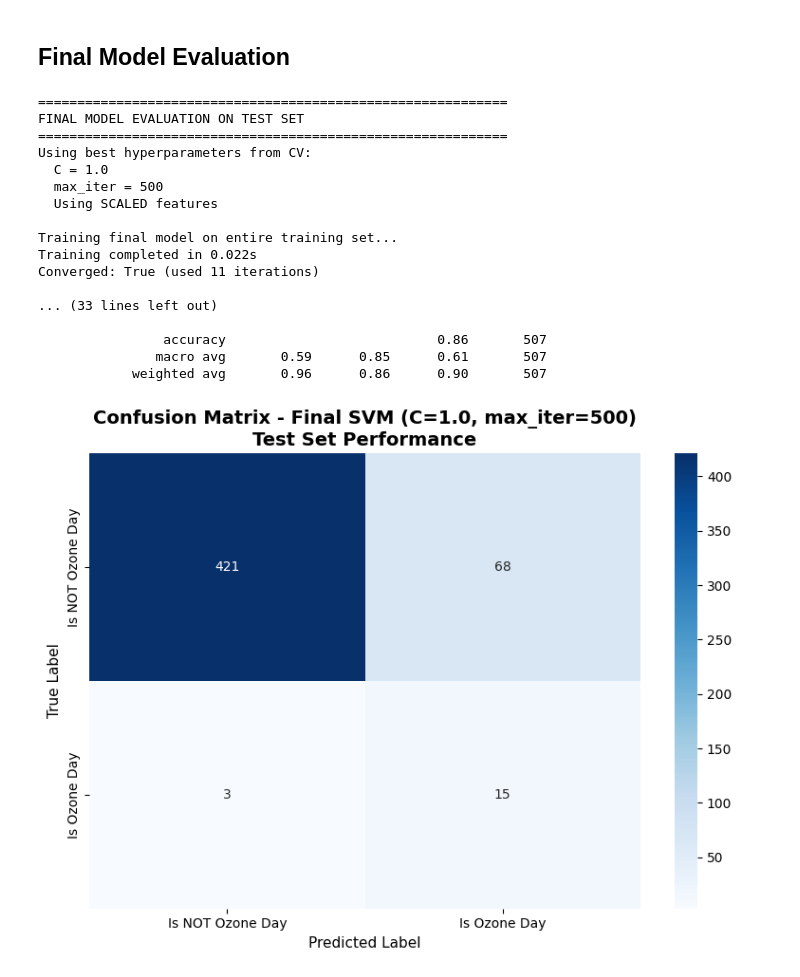
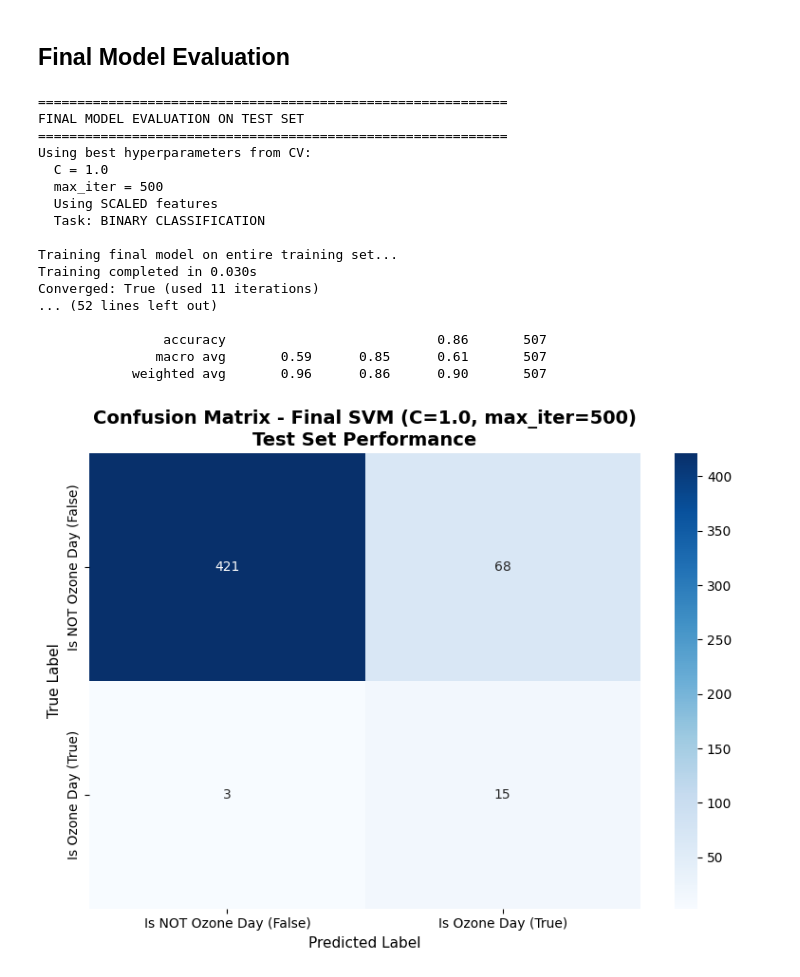
Before and after one commit to tomashobza/tuw_ml_seattle_crime, a Jupyter notebook: svm_ozone/svm_ozone.ipynb, the cells around one changed output. Cells and saved outputs as stored; diff of their text form; code cells hidden in the pictures.

```diff
--- a/svm_ozone/svm_ozone.ipynb
+++ b/svm_ozone/svm_ozone.ipynb
@@ -639,6 +639,7 @@ print(f"Using best hyperparameters from CV:")
 print(f"  C = {best_C}")
 print(f"  max_iter = {best_max_iter}")
 print(f"  Using SCALED features")
+print(f"  Task: BINARY CLASSIFICATION")
 print()
 
 # Train final model with best hyperparameters on SCALED training data
@@ -646,31 +647,44 @@ final_model = LinearSVC(C=best_C, class_weight='balanced', max_iter=best_max_ite
 
 print("Training final model on entire training set...")
 start = time.time()
-final_model.fit(X_train_scaled, y_train)  # ← Using scaled data
+final_model.fit(X_train_scaled, y_train)
 final_train_time = time.time() - start
 
 print(f"Training completed in {final_train_time:.3f}s")
 print(f"Converged: {final_model.n_iter_ < best_max_iter} (used {final_model.n_iter_} iterations)")
 
-# Predictions on test set (SCALED)
+# Predictions on test set (SCALED) - measure inference time
 print("\nEvaluating on test set...")
-y_pred_final = final_model.predict(X_test_scaled)  # ← Using scaled data
+start = time.time()
+y_pred_final = final_model.predict(X_test_scaled)
+final_test_time = time.time() - start
 
-# Comprehensive metrics
+# Comprehensive metrics - BINARY CLASSIFICATION
 test_acc = accuracy_score(y_test, y_pred_final)
 test_bal_acc = balanced_accuracy_score(y_test, y_pred_final)
-test_f1 = f1_score(y_test, y_pred_final, average='weighted')
-test_precision = precision_score(y_test, y_pred_final, average='weighted')
-test_recall = recall_score(y_test, y_pred_final, average='weighted')
+test_f1 = f1_score(y_test, y_pred_final, average='binary')  # Binary F1
+test_precision = precision_score(y_test, y_pred_final, average='binary')  # Binary Precision
+test_recall = recall_score(y_test, y_pred_final, average='binary')  # Binary Recall
 
 print("\n" + "="*60)
 print("TEST SET PERFORMANCE (Unbiased Estimate)")
 print("="*60)
-print(f"  F1 Score (weighted):   {test_f1:.4f}  ← Primary Metric")
+print(f"  F1 Score (binary):     {test_f1:.4f}  ← Primary Metric")
+print(f"  Precision (binary):    {test_precision:.4f}")
+print(f"  Recall (binary):       {test_recall:.4f}")
+print(f"  Accuracy:              {test_acc:.4f}")
 print(f"  Balanced Accuracy:     {test_bal_acc:.4f}")
-print(f"  Accuracy:              {test_acc:.4f}")
-print(f"  Precision (weighted):  {test_precision:.4f}")
-print(f"  Recall (weighted):     {test_recall:.4f}")
+
+# Efficiency Metrics
+print("\n" + "="*60)
+print("MODEL EFFICIENCY METRICS")
+print("="*60)
+print(f"  Training samples:      {len(X_train_scaled):,}")
+print(f"  Test samples:          {len(X_test_scaled):,}")
+print(f"  Training time:         {final_train_time:.3f}s")
+print(f"  Test time:             {final_test_time:.3f}s")
+print(f"  Test time per sample:  {final_test_time/len(X_test_scaled)*1000:.4f}ms")
+print(f"  Throughput (test):     {len(X_test_scaled)/final_test_time:.0f} samples/s")
 
 # Compare CV training performance vs test performance
 print("\n" + "="*60)
@@ -695,13 +709,13 @@ print(f"  Difference:     {abs(cv_best_bal_acc - test_bal_acc):.4f}")
 f1_diff = abs(cv_best_f1 - test_f1)
 bal_acc_diff = abs(cv_best_bal_acc - test_bal_acc)
 
-print(f"\nF1 (Weighted) Difference:     {f1_diff:.4f} (CV Std: {cv_best_f1_std:.4f})")
+print(f"\nF1 (Binary) Difference:       {f1_diff:.4f} (CV Std: {cv_best_f1_std:.4f})")
 print(f"Balanced Accuracy Difference: {bal_acc_diff:.4f} (CV Std: {cv_best_bal_acc_std:.4f})")
 
 if f1_diff < cv_best_f1_std:
-    print("\n✓ The F1 (weighted) score shows good generalization.")
+    print("\n✓ The F1 (binary) score shows good generalization.")
 else:
-    print("\n⚠ The F1 (weighted) score differs from the CV estimate.")
+    print("\n⚠ The F1 (binary) score differs from the CV estimate.")
 
 if bal_acc_diff < cv_best_bal_acc_std:
     print("✓ The Balanced Accuracy score shows good generalization.")
@@ -714,16 +728,15 @@ else:
 print("\n" + "="*60)
 print("DETAILED CLASSIFICATION REPORT")
 print("="*60)
-# Get class names if available, otherwise use default labels
-class_names = ['Is NOT Ozone Day (False)', 'Is Ozone Day (True)'] if len(y.unique()) == 2 else None
+class_names = ['Is NOT Ozone Day (False)', 'Is Ozone Day (True)']
 print(classification_report(y_test, y_pred_final, target_names=class_names))
 
 # Confusion Matrix
 cm = confusion_matrix(y_test, y_pred_final)
 plt.figure(figsize=(8, 6))
 sns.heatmap(cm, annot=True, fmt='d', cmap='Blues', cbar=True,
-            xticklabels=['Is NOT Ozone Day', 'Is Ozone Day'] if len(y.unique()) == 2 else None,
-            yticklabels=['Is NOT Ozone Day', 'Is Ozone Day'] if len(y.unique()) == 2 else None)
+            xticklabels=class_names,
+            yticklabels=class_names)
 plt.title(f'Confusion Matrix - Final SVM (C={best_C}, max_iter={best_max_iter})\nTest Set Performance',
           fontsize=14, fontweight='bold')
 plt.ylabel('True Label', fontsize=11)
@@ -740,43 +753,51 @@ print(f"  True Positives (TP):  {cm[1,1]:3d}")
 # Calculate per-class metrics
 tn, fp, fn, tp = cm.ravel()
 specificity = tn / (tn + fp)
-sensitivity = tp / (tp + fn)  # Same as recall for positive class
+sensitivity = tp / (tp + fn)
 
 print(f"\nAdditional Clinical Metrics:")
 print(f"  Specificity (True Negative Rate): {specificity:.4f}")
 print(f"  Sensitivity (True Positive Rate): {sensitivity:.4f}")
 print(f"  False Negative Rate:              {fn/(fn+tp):.4f}")
 print(f"  False Positive Rate:              {fp/(fp+tn):.4f}")
 
 print("\n" + "="*60)
 print("MODEL SUMMARY")
 print("="*60)
 print(f"Final Model: LinearSVC")
 print(f"Hyperparameters: C={best_C}, max_iter={best_max_iter}, class_weight='balanced'")
 print(f"Preprocessing: StandardScaler (zero mean, unit variance)")
-print(f"Test F1 Score: {test_f1:.4f}")
-print(f"Test Balanced Accuracy: {test_bal_acc:.4f}")
-print(f"Convergence: {final_model.n_iter_} iterations")
+print(f"Task: Binary Classification")
+print(f"\nPerformance:")
+print(f"  Test F1 Score (binary):  {test_f1:.4f}")
+print(f"  Test Precision (binary): {test_precision:.4f}")
+print(f"  Test Recall (binary):    {test_recall:.4f}")
+print(f"  Test Accuracy:           {test_acc:.4f}")
+print(f"\nEfficiency:")
+print(f"  Training samples:        {len(X_train_scaled):,}")
+print(f"  Training time:           {final_train_time:.3f}s")
+print(f"  Test time:               {final_test_time:.3f}s")
+print(f"  Convergence iterations:  {final_model.n_iter_}")
 print("="*60)
 # %% [output]
 ============================================================
 FINAL MODEL EVALUATION ON TEST SET
 ============================================================
 Using best hyperparameters from CV:
   C = 1.0
   max_iter = 500
   Using SCALED features
+  Task: BINARY CLASSIFICATION
 
 Training final model on entire training set...
-Training completed in 0.022s
+Training completed in 0.030s
 Converged: True (used 11 iterations)
-
-... (33 lines left out)
+... (52 lines left out)
 
                 accuracy                           0.86       507
                macro avg       0.59      0.85      0.61       507
             weighted avg       0.96      0.86      0.90       507
-[figure, old version]
+[figure, new version]
 Confusion Matrix Breakdown:
   True Negatives (TN):  421
   False Positives (FP):  68
```
Also changed, not shown: parts of 4 cells of this notebook, 3 other files.
